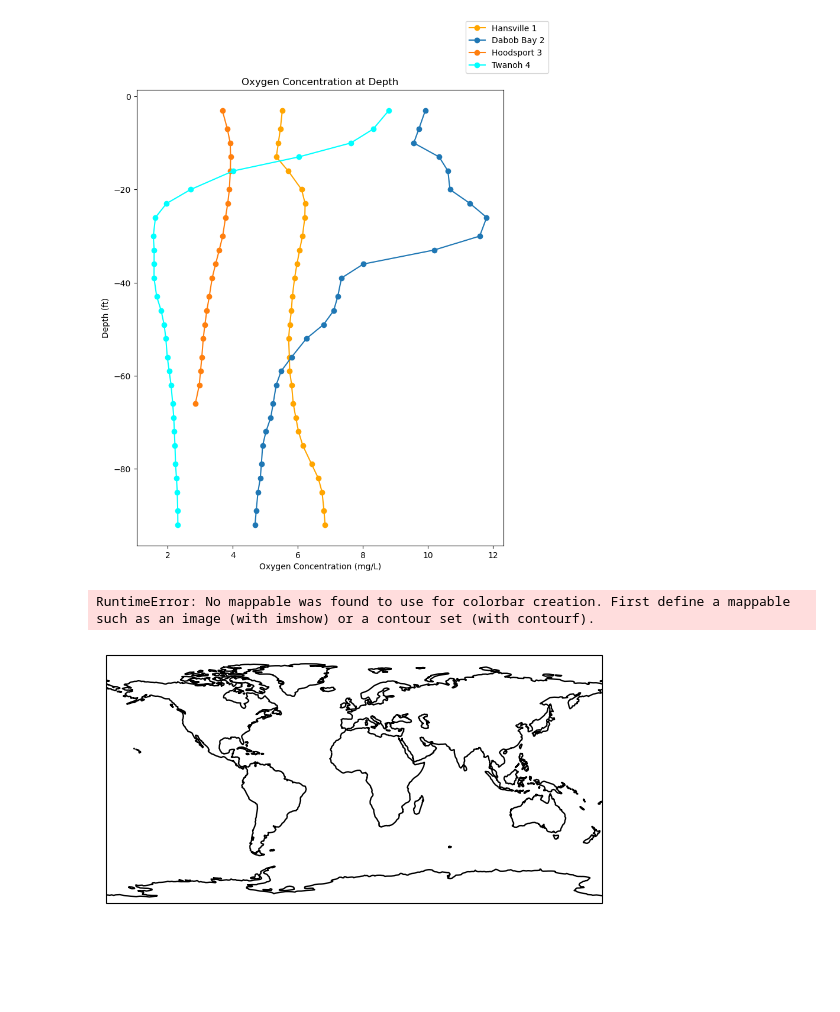
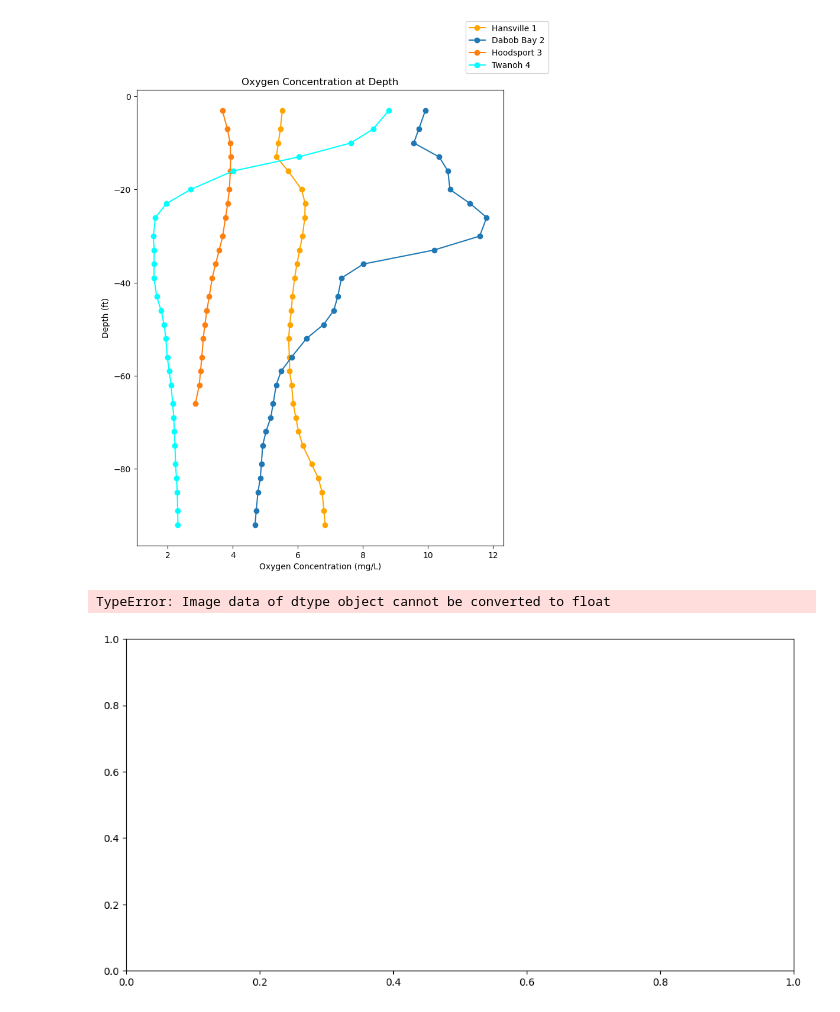
Before and after one commit to Lbh22GitHub/Harris.L_FinalProject, a Jupyter notebook: Final Take 2.ipynb, the cells around one changed output. Drawn from its saved outputs; the diff is of its cells as text; code cells hidden in the pictures; blank space fills up the shorter version.

```diff
--- a/Final Take 2.ipynb
+++ b/Final Take 2.ipynb
@@ -156,15 +161,13 @@ plt.show()
 # %% [output]
 [figure]
 # %%
-# CO2 Depth
+# Dissolved Oxygen Over Time
+dabob_df['Depth'] = dabob_df['Depth'].astype(float)
+dabob_df[' Oxygen Conc. (mg/L)'] = dabob_df[' Oxygen Conc. (mg/L)'].astype(float)
+#dabob2d = pd.transpose([dabob_df['Date and Time'],dabob_df['Depth'],dabob_df[' Oxygen Conc. (mg/L)']])
+c = ([dabob_df['Date and Time'],dabob_df['Depth'],dabob_df[' Oxygen Conc. (mg/L)']])
+fig,axs = plt.subplots(figsize = (12,6))
+axs.pcolormesh(c)
+# %% [output]
+TypeError: Image data of dtype object cannot be converted to float
+[figure, added]
-# %%
-fig = plt.figure()
-ax = plt.axes(projection = ccrs.PlateCarree())
-# add coastlines
-ax.coastlines(resolution = '110m', color='black')
-# make color map
-#plt.pcolormesh(lon,lat,ssta_1945, cmap='inferno', transform=ccrs.PlateCarree())
-plt.colorbar()
-# %% [output]
-RuntimeError: No mappable was found to use for colorbar creation. First define a mappable such as an image (with imshow) or a contour set (with contourf).
-[figure, removed]
```
Also changed, not shown: parts of 2 cells of this notebook.
